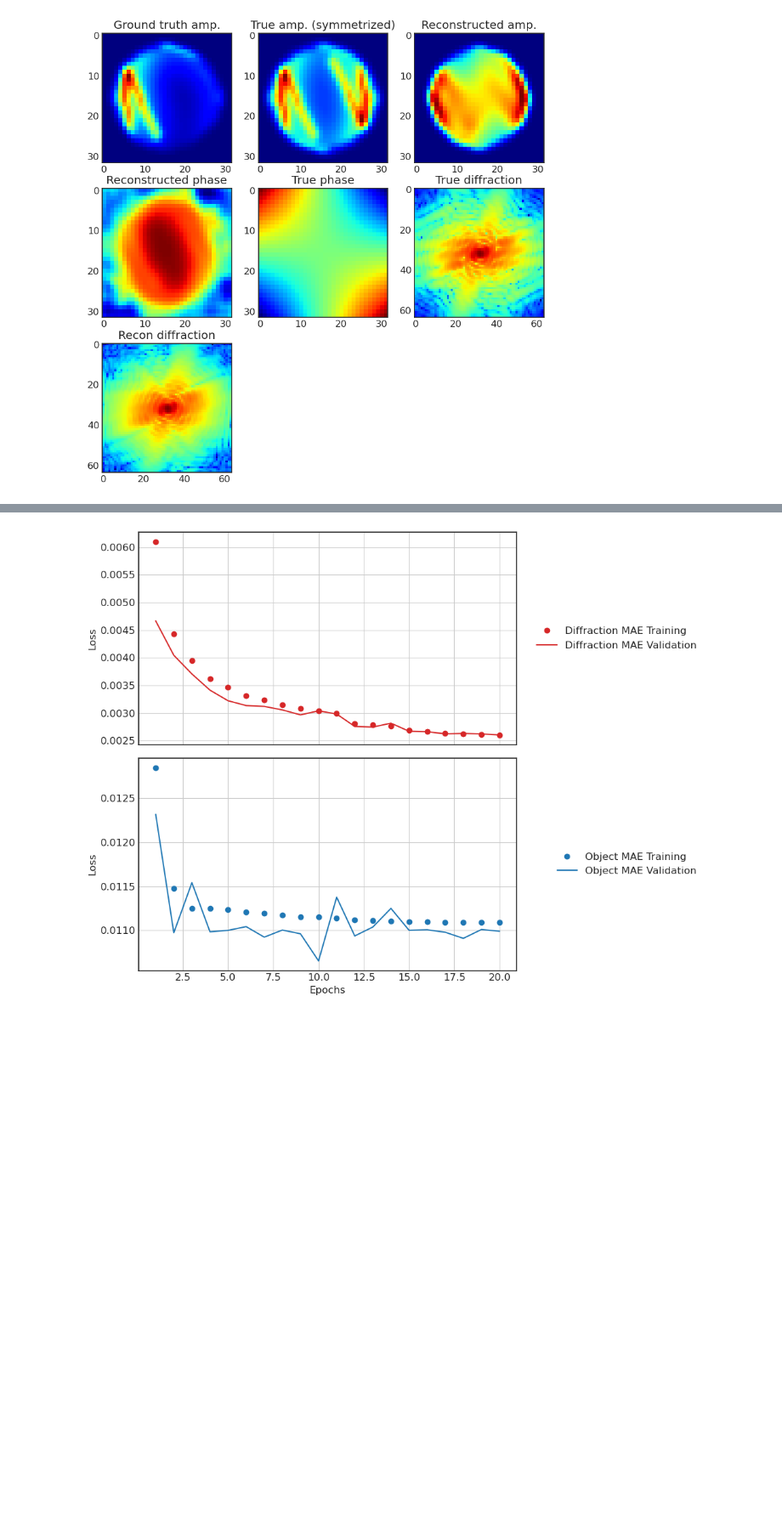
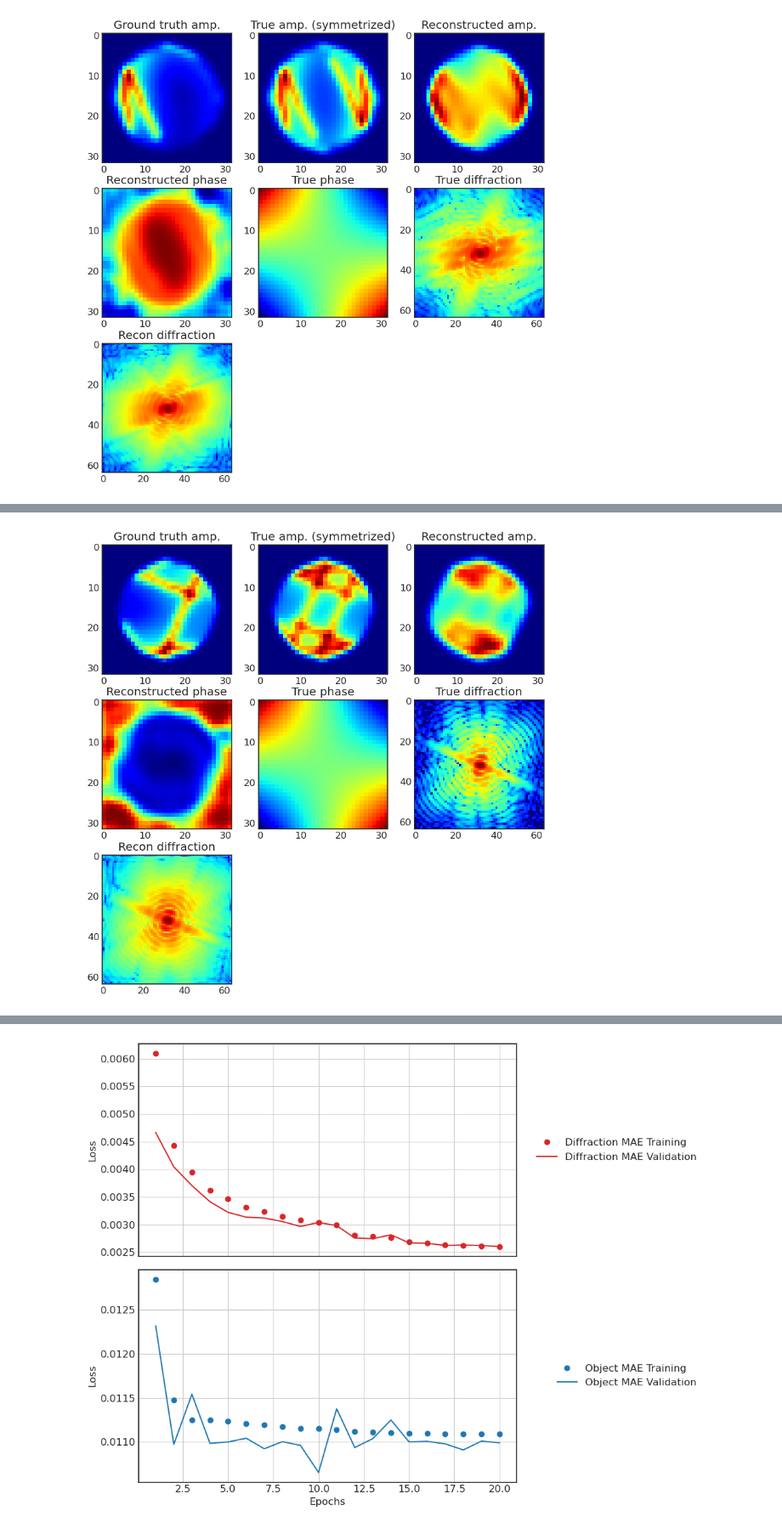
Before and after one commit to hoidn/PtychoPINN, a Jupyter notebook: tf_ptycho_autoencoder.ipynb, the cells around one changed output, grey strips where cells are left out. Shown at 85% size. Cells and saved outputs as stored; diff of their text form; code cells hidden in the pictures; blank space fills up the shorter version.

```diff
--- a/tf_ptycho_autoencoder.ipynb
+++ b/tf_ptycho_autoencoder.ipynb
@@ -647,3 +693,6 @@ summarize(i)
 summarize(505)
 # %% [output]
 [figure]
+# %%
+summarize(505)
+# %% [output]
@@ -649,0 +700 @@ summarize(505)
+[figure, added]
```
Also changed, not shown: parts of 34 cells of this notebook.
